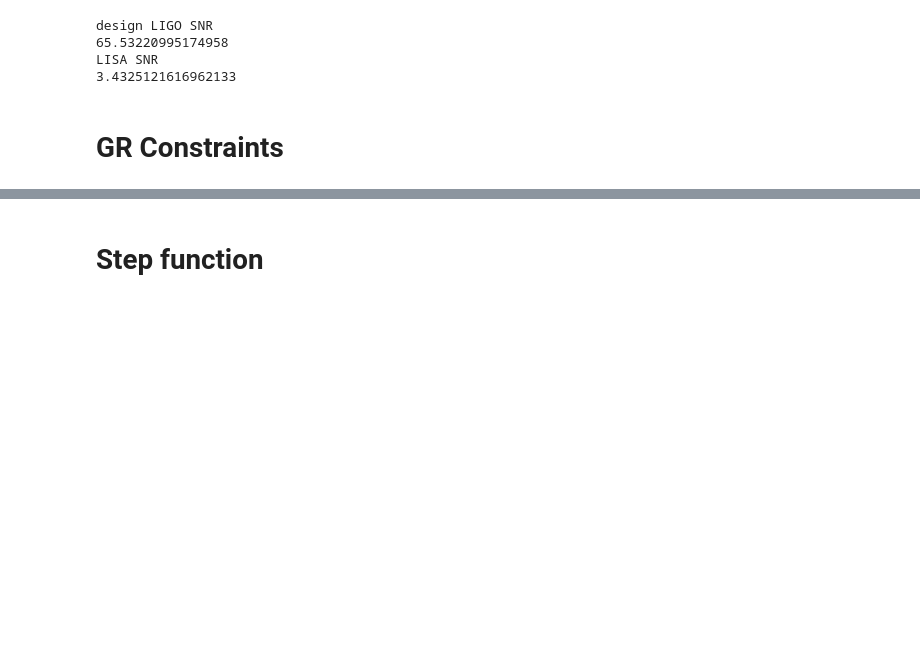
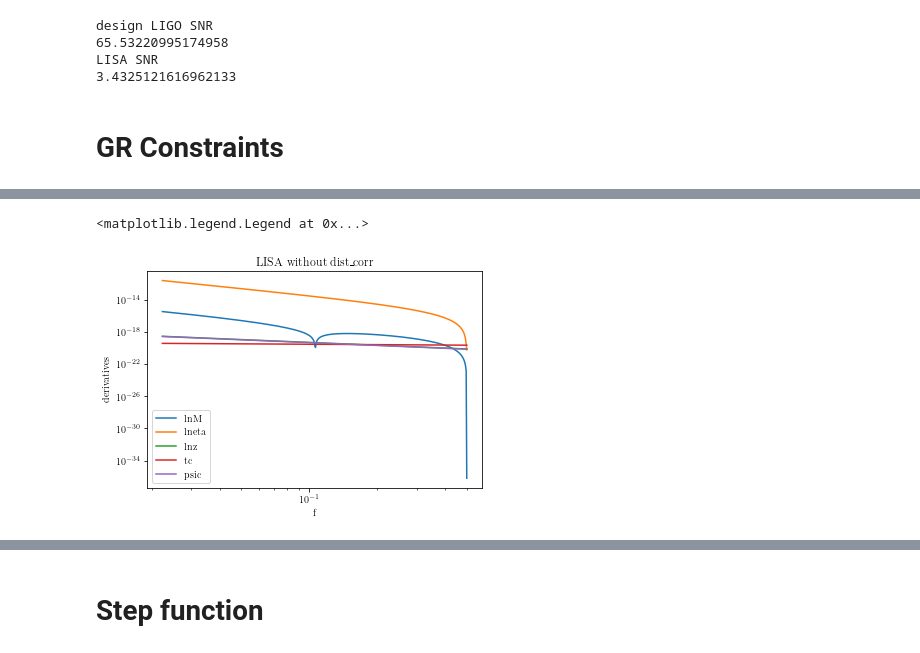
Before and after one commit to AnChenPhys/multiband_MG, a Jupyter notebook: code/multiband_MG_new.ipynb, the cells around one changed output, grey strips where cells are left out. Drawn from its saved outputs; the diff is of its cells as text; code cells hidden in the pictures; blank space fills up the shorter version.

Commit message:
taking derivatives in old and distance correction phase

```diff
--- a/code/multiband_MG_new.ipynb
+++ b/code/multiband_MG_new.ipynb
@@ -334,4 +374,18 @@ array([[ 7.90888331e+06,  5.69580083e+10, -6.55455577e-01,
         -2.49879922e+00,  1.17821397e+01]])
+# %%
+plt.figure()
+plt.title('LISA without dist_corr')
+plt.loglog(farr_lisa, np.abs(ders_lisa[0]),label='lnM')
+plt.loglog(farr_lisa, np.abs(ders_lisa[1]),label='lneta')
+plt.loglog(farr_lisa, np.abs(ders_lisa[2]),label='lnz')
+plt.loglog(farr_lisa, np.abs(ders_lisa[3]),label='tc')
+plt.loglog(farr_lisa, np.abs(ders_lisa[4]),label='psic')
+plt.xlabel('f')
+plt.ylabel('derivatives')
+plt.legend()
+# %% [output]
+<matplotlib.legend.Legend at 0x...>
+[figure, added]
 # %%
 label_GR = [r'$\Delta {\cal M}_z/{\cal M}_z$', r'$\Delta \eta/\eta$', r'$\Delta z/z$',r'$t_c$',r'$\Psi_c$']
 fid_vals_GR = [0,0,0,0,0]
```
Also changed, not shown: parts of 27 cells of this notebook, 1 other file.
